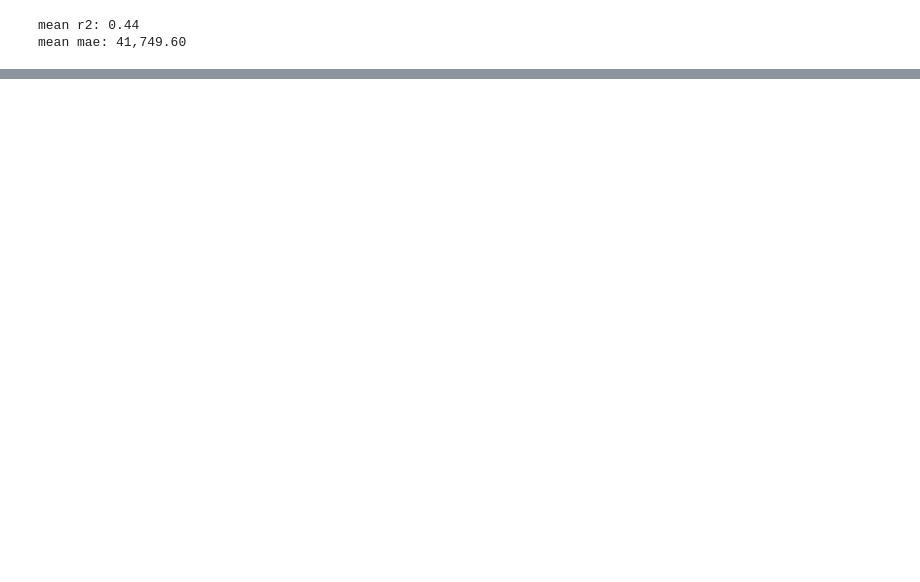
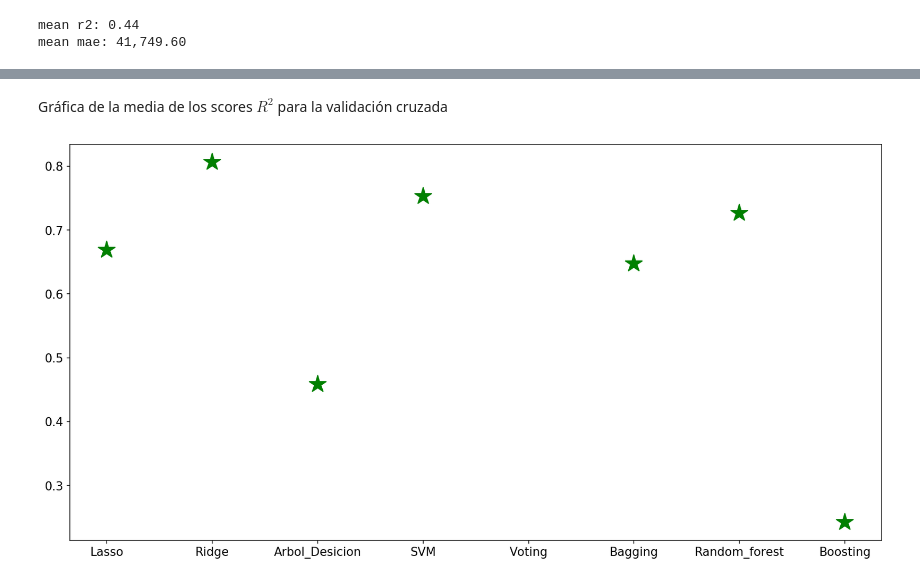
Before and after one commit to Fegrodz/Machine-Learning-Proyects, a Jupyter notebook: Tareas/Proyecto_Housing.ipynb, the cells around one changed output, grey strips where cells are left out. Drawn from its saved outputs; the diff is of its cells as text; code cells hidden in the pictures; blank space fills up the shorter version.

Commit message:
Actualización más reciente con diversos modelos.

```diff
--- a/Tareas/Proyecto_Housing.ipynb
+++ b/Tareas/Proyecto_Housing.ipynb
@@ -354,0 +267,2 @@ array([    -0.        ,   4314.16282184,     -0.        ,  13737.27173146,
+# %%
+preprocessor.fit_transform(housing).shape
@@ -354,0 +271,7 @@ array([    -0.        ,   4314.16282184,     -0.        ,  13737.27173146,
+# %%
+train, test = train_test_split(housing, test_size=0.2, random_state=2718)
+xtrain, ytrain = train.drop("SalePrice", axis=1), train["SalePrice"]
+
+cv = cross_validate(pipe, xtrain, ytrain, cv=5, scoring=["r2", "neg_mean_absolute_error"])
+r2 = cv["test_r2"]
+mae = -cv["test_neg_mean_absolute_error"]
@@ -354,0 +311,12 @@ array([    -0.        ,   4314.16282184,     -0.        ,  13737.27173146,
+# %%
+# Ejemplos de la aplicación de la función de arriba
+
+a, b = scores_modelos(Ridge(alpha=0.1, tol=0.5))
+
+print(f"mean r2: {a:0.2f}")
+print(f"mean mae: {b:,.2f}")
+
+c, d = scores_modelos(Ridge(alpha=0.1, tol=0.5), PolynomialFeatures(degree=2, include_bias=True))
+
+print(f"mean r2: {c:0.2f}")
+print(f"mean mae: {d:,.2f}")
@@ -354,0 +328,16 @@ array([    -0.        ,   4314.16282184,     -0.        ,  13737.27173146,
+# %%
+# OBTENEMOS LOS PUNTAJES PARA LOS DISTINTOS MODELOS INVOCADOS ABAJO.
+
+modelos_nombres = ['Lasso', 'Ridge', 'Arbol_Desicion','SVM', 'Voting', 'Bagging', 'Random_forest', 'Boosting']
+
+modelos = [Lasso(alpha=0.1, tol=0.5), Ridge(alpha=0.1, tol=0.5), DecisionTreeClassifier(max_depth=5, random_state=314), SVC(C=np.inf, kernel="rbf"), \
+          VotingClassifier([("logreg", LogisticRegression(C=1)), SVC(C=1, kernel="linear", probability=True), ("tree", DecisionTreeClassifier(max_depth=3))], voting="soft"), \
+          BaggingClassifier(DecisionTreeClassifier(random_state=2718), n_estimators=400, bootstrap=True, max_samples=100, n_jobs=-1), \
+          RandomForestClassifier(n_estimators=400, random_state=314, n_jobs=-1, oob_score=False), \
+          AdaBoostClassifier(n_estimators=100, random_state=314)]
+
+r2_s, mae_s = [], []
+for m in modelos:
+    a, b = scores_modelos(m)
+    r2_s.append(a)
+    mae_s.append(b)
@@ -354,0 +360,11 @@ array([    -0.        ,   4314.16282184,     -0.        ,  13737.27173146,
+# %% [markdown]
+Gráfica de la media de los scores $ R^2 $  para la validación cruzada
+# %%
+fig_size = plt.rcParams["figure.figsize"]
+fig_size[0] = 16
+fig_size[1] = 8
+plt.rcParams["figure.figsize"] = fig_size
+
+plt.plot(modelos_nombres , r2_s, linestyle = 'None', color='green', marker='*', markersize=20);
+# %% [output]
+[figure, added]
```
Also changed, not shown: parts of 56 cells of this notebook.
